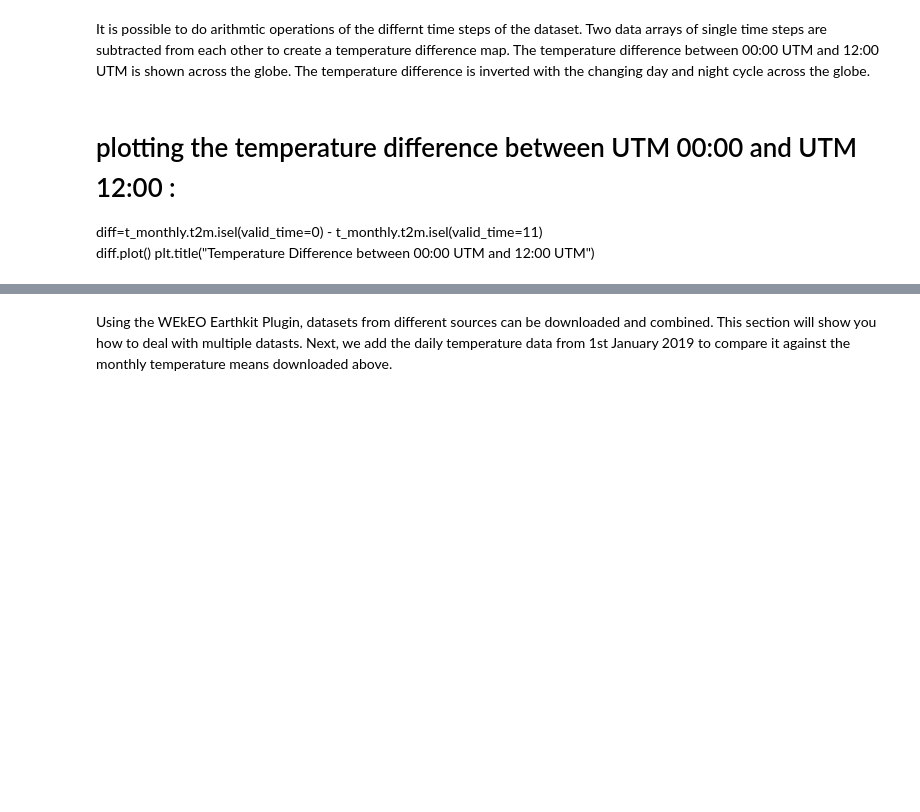
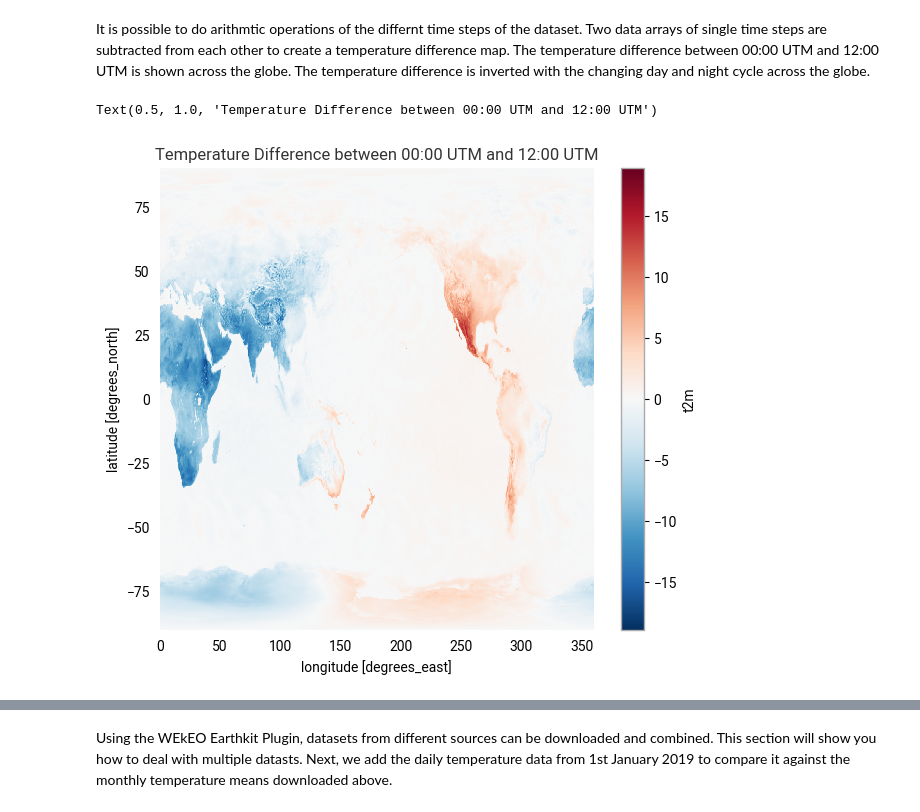
Before and after one commit to wekeo/wekeo4data, a Jupyter notebook: wekeo-earthkit/01_WEkEOEarthkit_Introduction.ipynb, the cells around one changed output, grey strips where cells are left out. Saved outputs shown, nothing was run; the diff lists cells and outputs as text; code cells hidden in the pictures; blank space fills up the shorter version.

```diff
--- a/wekeo-earthkit/01_WEkEOEarthkit_Introduction.ipynb
+++ b/wekeo-earthkit/01_WEkEOEarthkit_Introduction.ipynb
@@ -137,3 +137,5 @@ t_monthly = ds_eum.to_xarray()
+# %%
+t_monthly = ds_eum.to_xarray()
 # %%
 t_monthly
 # %% [output]
@@ -211,8 +213,3 @@ Text(0.5, 1.0, 'Diurnal Temperature Cycle for Germany, Jan. 2019')
 [figure]
 # %% [markdown]
 It is possible to do arithmtic operations of the differnt time steps of the dataset. Two data arrays of single time steps are subtracted from each other to create a temperature difference map. The temperature difference between 00:00 UTM and 12:00 UTM is shown across the globe. The temperature difference is inverted with the changing day and night cycle across the globe.
-# %% [markdown]
-# plotting the temperature difference between UTM 00:00 and UTM 12:00 :
-diff=t_monthly.t2m.isel(valid_time=0) - t_monthly.t2m.isel(valid_time=11)
-diff.plot()
-plt.title("Temperature Difference between 00:00 UTM and 12:00 UTM")
@@ -226,0 +216,8 @@ plt.title("Temperature Difference between 00:00 UTM and 12:00 UTM")
+# %%
+# plotting the temperature difference between UTM 00:00 and UTM 12:00 :
+diff=t_monthly.t2m.isel(valid_time=0) - t_monthly.t2m.isel(valid_time=11)
+diff.plot()
+plt.title("Temperature Difference between 00:00 UTM and 12:00 UTM")
+# %% [output]
+Text(0.5, 1.0, 'Temperature Difference between 00:00 UTM and 12:00 UTM')
+[figure, added]
```
Also changed, not shown: parts of 39 cells of this notebook.
